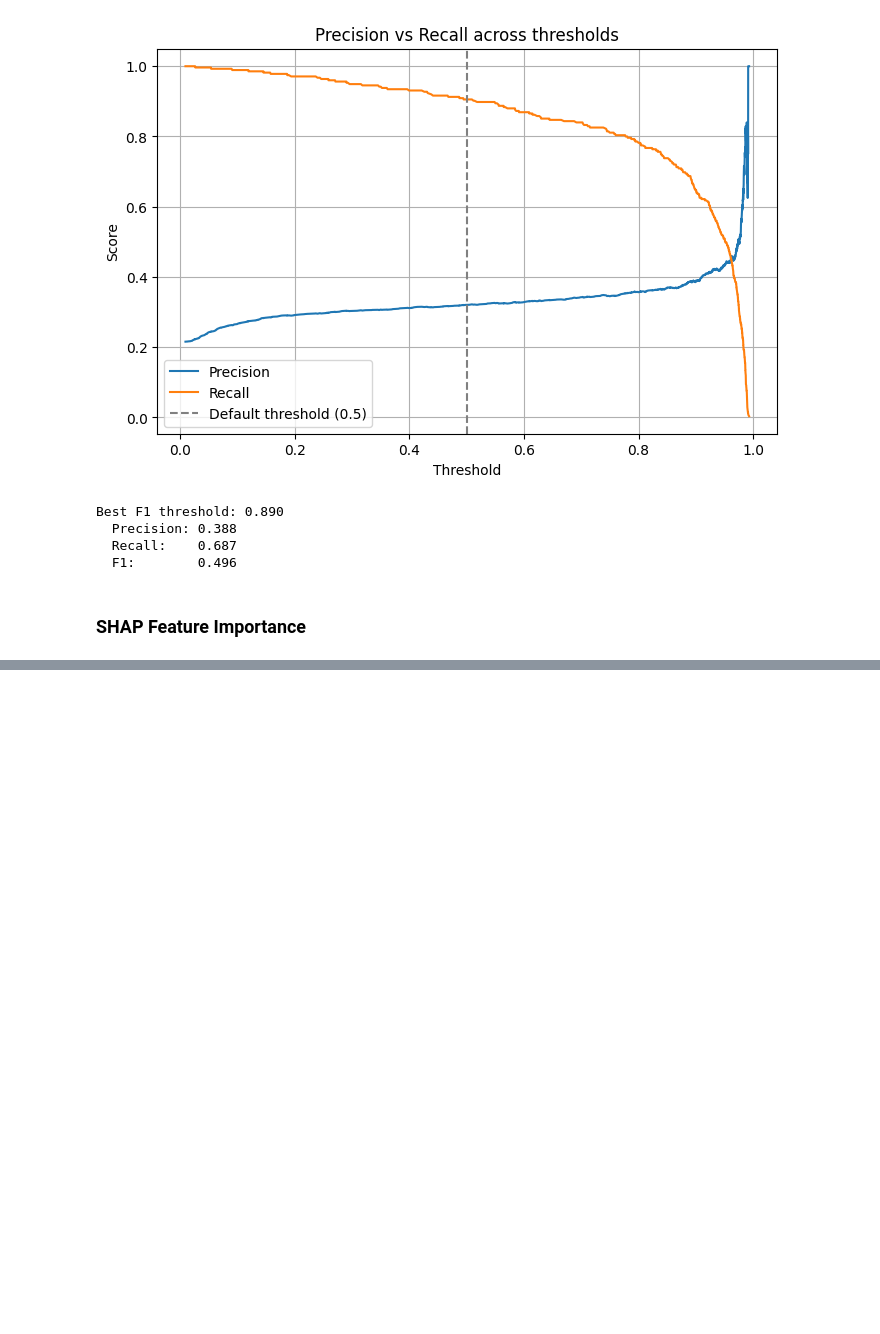
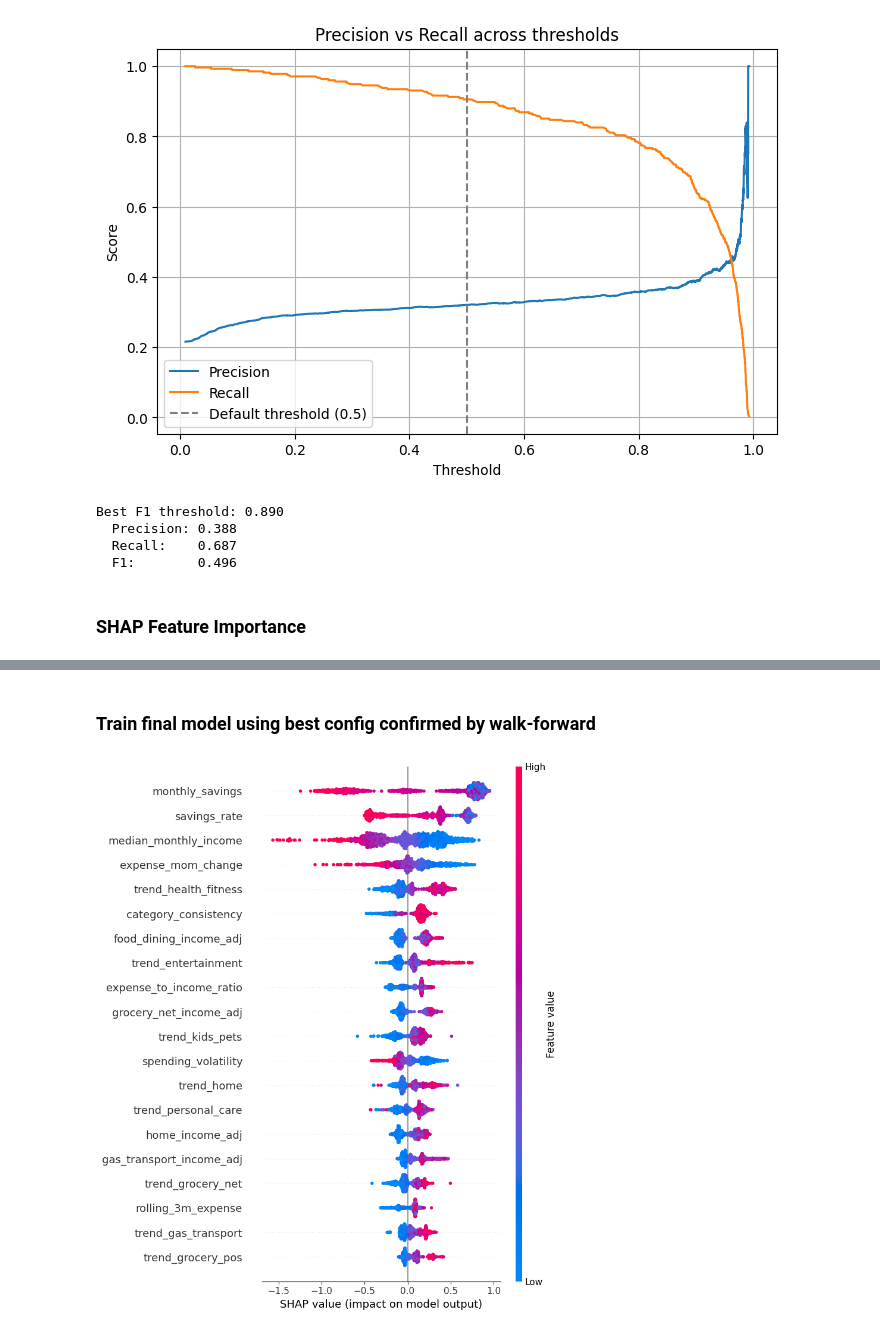
Before and after one commit to tdamasco/FinancialBehaviorXAI-UI, a Jupyter notebook: code/newDataTestMain/newDataTestMain.ipynb, the cells around one changed output, grey strips where cells are left out. Cells and saved outputs as stored; diff of their text form; code cells hidden in the pictures; blank space fills up the shorter version.

Commit message:
Update Time-Series Split

```diff
--- a/code/newDataTestMain/newDataTestMain.ipynb
+++ b/code/newDataTestMain/newDataTestMain.ipynb
@@ -387,0 +477,48 @@ shap.summary_plot(
+# %% [markdown]
+### Train final model using best config confirmed by walk-forward
+# %%
+import shap
+import numpy as np
+from sklearn.pipeline import Pipeline
+from sklearn.ensemble import GradientBoostingClassifier
+from modeling import time_aware_train_test_split, build_preprocessor
+
+# Train final model using best config confirmed by walk-forward
+X_train, X_test, y_train, y_test, _, _ = time_aware_train_test_split(df)
+preprocessor = build_preprocessor(X_train)
+
+final_model = Pipeline([
+    ("preprocessor", preprocessor),
+    ("model", GradientBoostingClassifier(
+        n_estimators=200,
+        learning_rate=0.05,
+        max_depth=3,
+        random_state=42
+    ))
+])
+final_model.fit(X_train, y_train)
+
+# SHAP explanation
+preprocessor = final_model.named_steps["preprocessor"]
+X_test_transformed = preprocessor.transform(X_test)
+
+numeric_cols = X_test.select_dtypes(include=[np.number]).columns.tolist()
+categorical_cols = X_test.select_dtypes(exclude=[np.number]).columns.tolist()
+
+if categorical_cols:
+    ohe_feature_names = preprocessor.named_transformers_["cat"]["onehot"].get_feature_names_out(categorical_cols).tolist()
+    all_feature_names = numeric_cols + ohe_feature_names
+else:
+    all_feature_names = numeric_cols
+
+explainer = shap.TreeExplainer(final_model.named_steps["model"])
+shap_values = explainer.shap_values(X_test_transformed)
+
+shap.summary_plot(
+    shap_values,
+    X_test_transformed,
+    feature_names=all_feature_names,
+    max_display=20
+)
+# %% [output]
+[figure, added]
```
Also changed, not shown: parts of 8 cells of this notebook, 1 other file.
